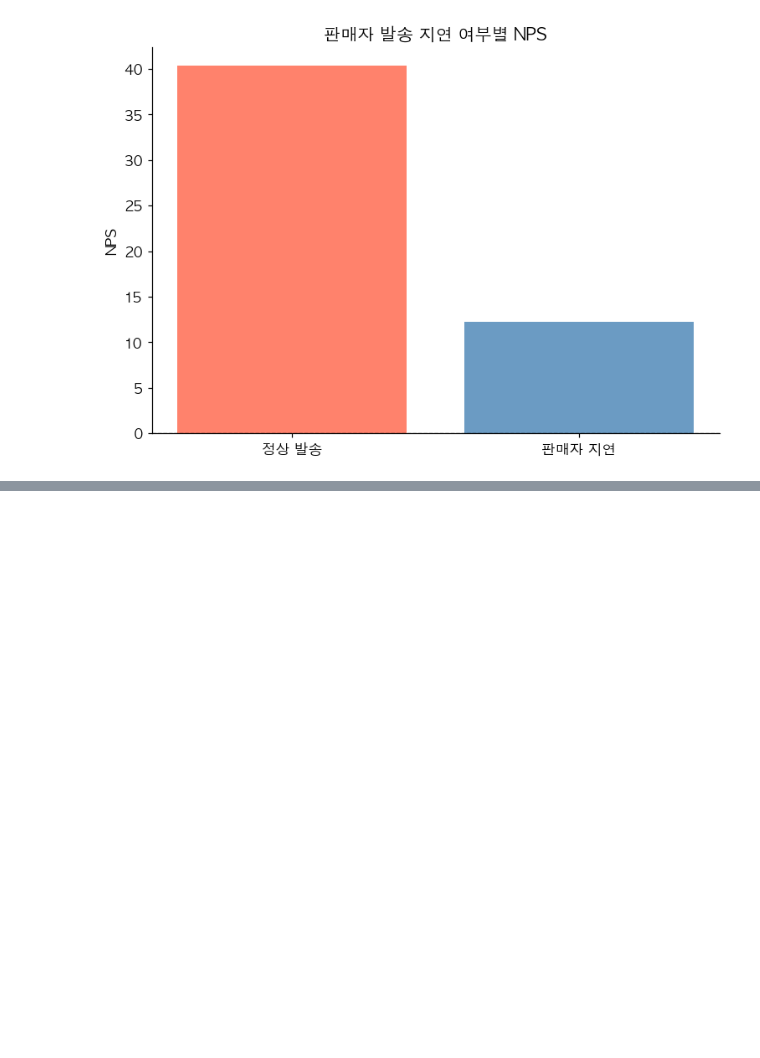
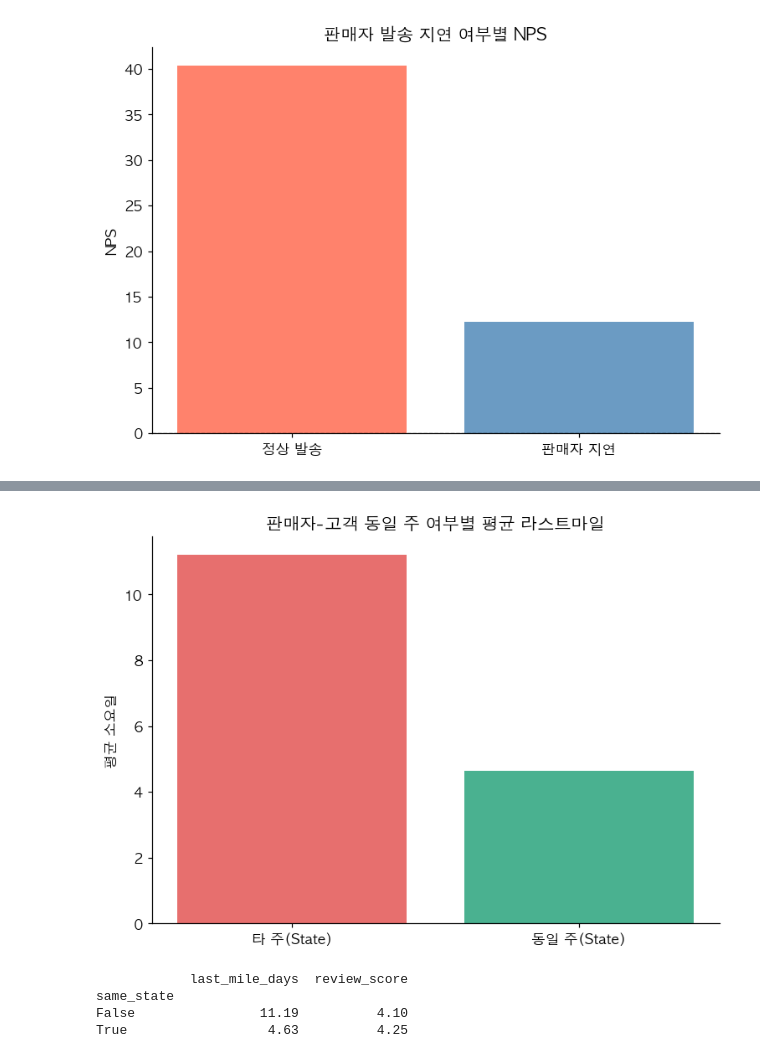
Before and after one commit to gyeongguk-K/my-project, a Jupyter notebook: Project.ipynb, the cells around one changed output, grey strips where cells are left out. Drawn from its saved outputs; the diff is of its cells as text; code cells hidden in the pictures; blank space fills up the shorter version.

```diff
--- a/Project.ipynb
+++ b/Project.ipynb
@@ -619,0 +771,21 @@ plt.show()
+# %%
+# ── 7-2-1: 판매자-고객 주(State) 동일 여부 vs 라스트마일 ─────────────────────
+master['same_state'] = master['customer_state'] == master['seller_state']
+
+same_lm = master.groupby('same_state')['last_mile_days'].mean()
+same_lm.index = ['타 주(State)', '동일 주(State)']
+
+plt.figure(figsize=(7, 5))
+plt.bar(same_lm.index, same_lm.values, color=[C_LATE, C_OK], alpha=0.8)
+plt.title('판매자-고객 동일 주 여부별 평균 라스트마일', fontweight='bold')
+plt.ylabel('평균 소요일')
+plt.tight_layout()
+plt.show()
+
+print(master.groupby('same_state')[['last_mile_days', 'review_score']].mean().round(2))
+# %% [output]
+[figure, added]
+            last_mile_days  review_score
+same_state
+False                11.19          4.10
+True                  4.63          4.25
```
Also changed, not shown: parts of 34 cells of this notebook.
